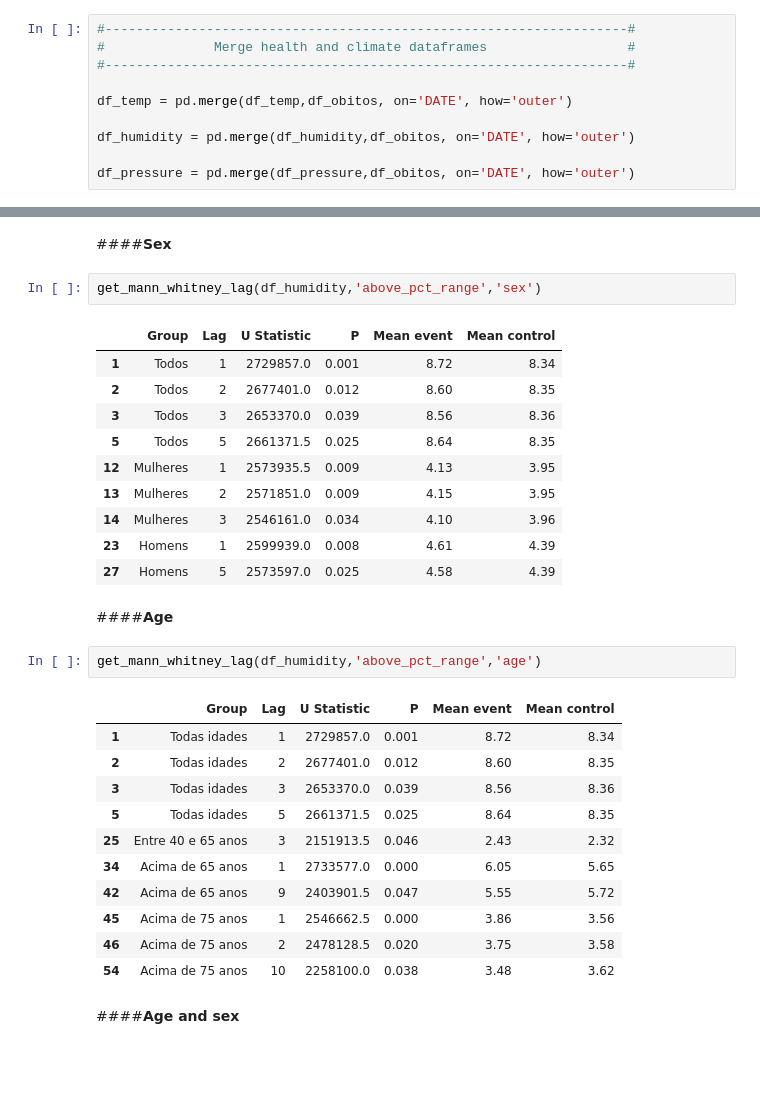
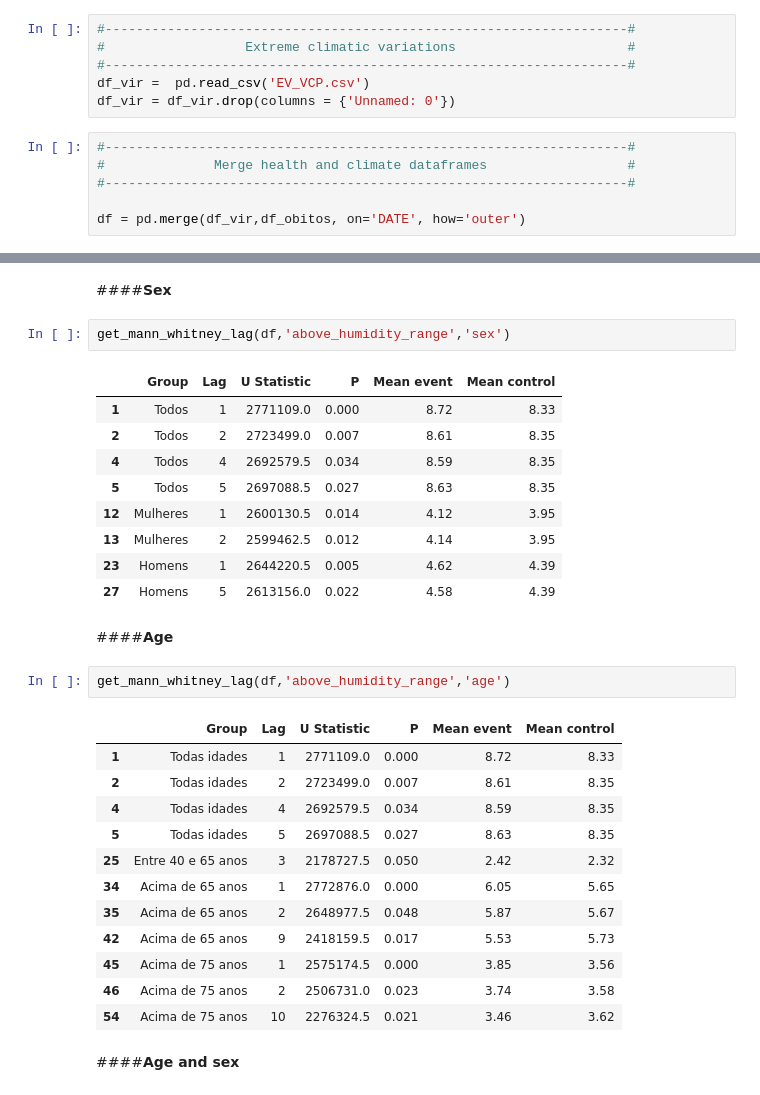
Before and after one commit to climate-and-health-datasci-Unicamp/project-climatic-variations-cardiovascular-diseases, a Jupyter notebook: notebooks/TR_2021_07_Mann_Whitney_U_test_for_cardiovascular_deaths_and_extreme_climatic_events.ipynb, the cells around one changed output, grey strips where cells are left out. Drawn from its saved outputs; the diff is of its cells as text; blank space fills up the shorter version.

```diff
--- a/notebooks/TR_2021_07_Mann_Whitney_U_test_for_cardiovascular_deaths_and_extreme_climatic_events.ipynb
+++ b/notebooks/TR_2021_07_Mann_Whitney_U_test_for_cardiovascular_deaths_and_extreme_climatic_events.ipynb
@@ -95,13 +82,15 @@ df_pressure = df_pressure[df_pressure['DATE']>'2001-01-01']
+# %%
+#-------------------------------------------------------------------#
+#                  Extreme climatic variations                      #
+#-------------------------------------------------------------------#
+df_vir =  pd.read_csv('EV_VCP.csv')
+df_vir = df_vir.drop(columns = {'Unnamed: 0'})
 # %%
 #-------------------------------------------------------------------#
 #              Merge health and climate dataframes                  #
 #-------------------------------------------------------------------#
 
-df_temp = pd.merge(df_temp,df_obitos, on='DATE', how='outer')
-
-df_humidity = pd.merge(df_humidity,df_obitos, on='DATE', how='outer')
-
-df_pressure = pd.merge(df_pressure,df_obitos, on='DATE', how='outer')
+df = pd.merge(df_vir,df_obitos, on='DATE', how='outer')
 # %% [markdown]
 ##**Test normality of data**
 
@@ -726,34 +721,34 @@ get_mann_whitney_lag(df_humidity,'HHW','race')
 # %% [markdown]
 ####**Sex**
 # %%
-get_mann_whitney_lag(df_humidity,'above_pct_range','sex')
+get_mann_whitney_lag(df,'above_humidity_range','sex')
 # %% [output]
 |  | Group | Lag | U Statistic | P | Mean event | Mean control |
-| 1 | Todos | 1 | 2729857.0 | 0.001 | 8.72 | 8.34 |
-| 2 | Todos | 2 | 2677401.0 | 0.012 | 8.60 | 8.35 |
-| 3 | Todos | 3 | 2653370.0 | 0.039 | 8.56 | 8.36 |
-| 5 | Todos | 5 | 2661371.5 | 0.025 | 8.64 | 8.35 |
-| 12 | Mulheres | 1 | 2573935.5 | 0.009 | 4.13 | 3.95 |
-| 13 | Mulheres | 2 | 2571851.0 | 0.009 | 4.15 | 3.95 |
-| 14 | Mulheres | 3 | 2546161.0 | 0.034 | 4.10 | 3.96 |
-| 23 | Homens | 1 | 2599939.0 | 0.008 | 4.61 | 4.39 |
-| 27 | Homens | 5 | 2573597.0 | 0.025 | 4.58 | 4.39 |
+| 1 | Todos | 1 | 2771109.0 | 0.000 | 8.72 | 8.33 |
+| 2 | Todos | 2 | 2723499.0 | 0.007 | 8.61 | 8.35 |
+| 4 | Todos | 4 | 2692579.5 | 0.034 | 8.59 | 8.35 |
+| 5 | Todos | 5 | 2697088.5 | 0.027 | 8.63 | 8.35 |
+| 12 | Mulheres | 1 | 2600130.5 | 0.014 | 4.12 | 3.95 |
+| 13 | Mulheres | 2 | 2599462.5 | 0.012 | 4.14 | 3.95 |
+| 23 | Homens | 1 | 2644220.5 | 0.005 | 4.62 | 4.39 |
+| 27 | Homens | 5 | 2613156.0 | 0.022 | 4.58 | 4.39 |
 # %% [markdown]
 ####**Age**
 # %%
-get_mann_whitney_lag(df_humidity,'above_pct_range','age')
+get_mann_whitney_lag(df,'above_humidity_range','age')
 # %% [output]
 |  | Group | Lag | U Statistic | P | Mean event | Mean control |
-| 1 | Todas idades | 1 | 2729857.0 | 0.001 | 8.72 | 8.34 |
-| 2 | Todas idades | 2 | 2677401.0 | 0.012 | 8.60 | 8.35 |
-| 3 | Todas idades | 3 | 2653370.0 | 0.039 | 8.56 | 8.36 |
-| 5 | Todas idades | 5 | 2661371.5 | 0.025 | 8.64 | 8.35 |
-| 25 | Entre 40 e 65 anos | 3 | 2151913.5 | 0.046 | 2.43 | 2.32 |
-| 34 | Acima de 65 anos | 1 | 2733577.0 | 0.000 | 6.05 | 5.65 |
-| 42 | Acima de 65 anos | 9 | 2403901.5 | 0.047 | 5.55 | 5.72 |
-| 45 | Acima de 75 anos | 1 | 2546662.5 | 0.000 | 3.86 | 3.56 |
-| 46 | Acima de 75 anos | 2 | 2478128.5 | 0.020 | 3.75 | 3.58 |
-| 54 | Acima de 75 anos | 10 | 2258100.0 | 0.038 | 3.48 | 3.62 |
+| 1 | Todas idades | 1 | 2771109.0 | 0.000 | 8.72 | 8.33 |
+| 2 | Todas idades | 2 | 2723499.0 | 0.007 | 8.61 | 8.35 |
+| 4 | Todas idades | 4 | 2692579.5 | 0.034 | 8.59 | 8.35 |
+| 5 | Todas idades | 5 | 2697088.5 | 0.027 | 8.63 | 8.35 |
+| 25 | Entre 40 e 65 anos | 3 | 2178727.5 | 0.050 | 2.42 | 2.32 |
+| 34 | Acima de 65 anos | 1 | 2772876.0 | 0.000 | 6.05 | 5.65 |
+| 35 | Acima de 65 anos | 2 | 2648977.5 | 0.048 | 5.87 | 5.67 |
+| 42 | Acima de 65 anos | 9 | 2418159.5 | 0.017 | 5.53 | 5.73 |
+| 45 | Acima de 75 anos | 1 | 2575174.5 | 0.000 | 3.85 | 3.56 |
+| 46 | Acima de 75 anos | 2 | 2506731.0 | 0.023 | 3.74 | 3.58 |
+| 54 | Acima de 75 anos | 10 | 2276324.5 | 0.021 | 3.46 | 3.62 |
 # %% [markdown]
 ####**Age and sex**
 # %%
```
Also changed, not shown: parts of 39 cells of this notebook.
